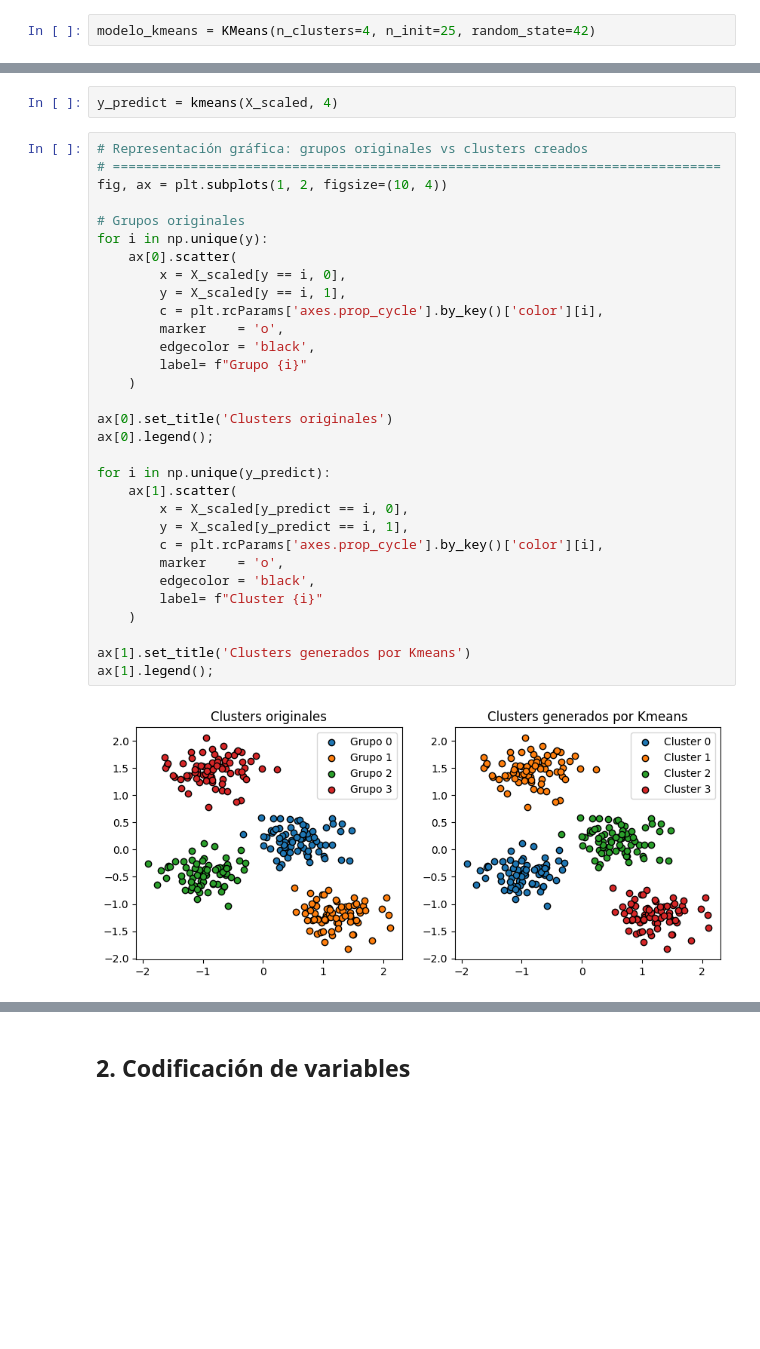
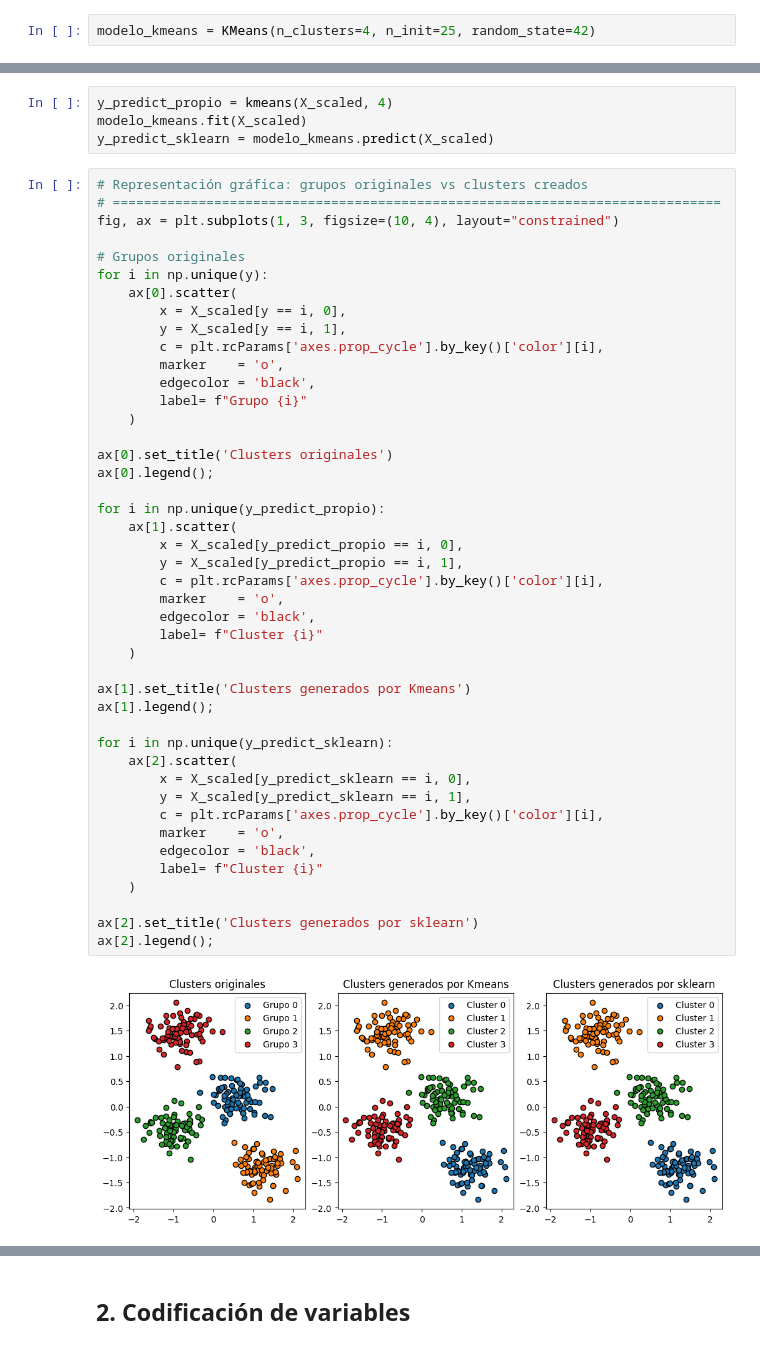
Before and after one commit to RodrigoMaroto/Practica2-ML, a Jupyter notebook: Practica2.ipynb, the cells around one changed output, grey strips where cells are left out. Drawn from its saved outputs; the diff is of its cells as text; blank space fills up the shorter version.

```diff
--- a/Practica2.ipynb
+++ b/Practica2.ipynb
@@ -82,36 +82,51 @@ Se observa que la implementación de sklearn tiene tiempos de ejecución mayores
-# %%
-y_predict = kmeans(X_scaled, 4)
+# %%
+y_predict_propio = kmeans(X_scaled, 4)
+modelo_kmeans.fit(X_scaled)
+y_predict_sklearn = modelo_kmeans.predict(X_scaled)
 # %%
 # Representación gráfica: grupos originales vs clusters creados
 # ==============================================================================
-fig, ax = plt.subplots(1, 2, figsize=(10, 4))
+fig, ax = plt.subplots(1, 3, figsize=(10, 4), layout="constrained")
 
 # Grupos originales
 for i in np.unique(y):
     ax[0].scatter(
         x = X_scaled[y == i, 0],
         y = X_scaled[y == i, 1],
         c = plt.rcParams['axes.prop_cycle'].by_key()['color'][i],
         marker    = 'o',
         edgecolor = 'black',
         label= f"Grupo {i}"
     )
 
 ax[0].set_title('Clusters originales')
 ax[0].legend();
 
-for i in np.unique(y_predict):
+for i in np.unique(y_predict_propio):
     ax[1].scatter(
-        x = X_scaled[y_predict == i, 0],
-        y = X_scaled[y_predict == i, 1],
+        x = X_scaled[y_predict_propio == i, 0],
+        y = X_scaled[y_predict_propio == i, 1],
         c = plt.rcParams['axes.prop_cycle'].by_key()['color'][i],
         marker    = 'o',
         edgecolor = 'black',
         label= f"Cluster {i}"
     )
 
 ax[1].set_title('Clusters generados por Kmeans')
 ax[1].legend();
+
+for i in np.unique(y_predict_sklearn):
+    ax[2].scatter(
+        x = X_scaled[y_predict_sklearn == i, 0],
+        y = X_scaled[y_predict_sklearn == i, 1],
+        c = plt.rcParams['axes.prop_cycle'].by_key()['color'][i],
+        marker    = 'o',
+        edgecolor = 'black',
+        label= f"Cluster {i}"
+    )
+
+ax[2].set_title('Clusters generados por sklearn')
+ax[2].legend();
 # %% [output]
-[figure, old version]
+[figure, new version]
 # %% [markdown]
```
Also changed, not shown: parts of 11 cells of this notebook.
